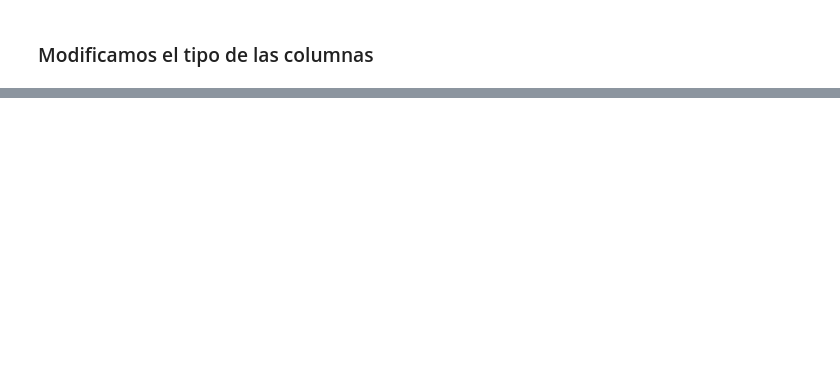
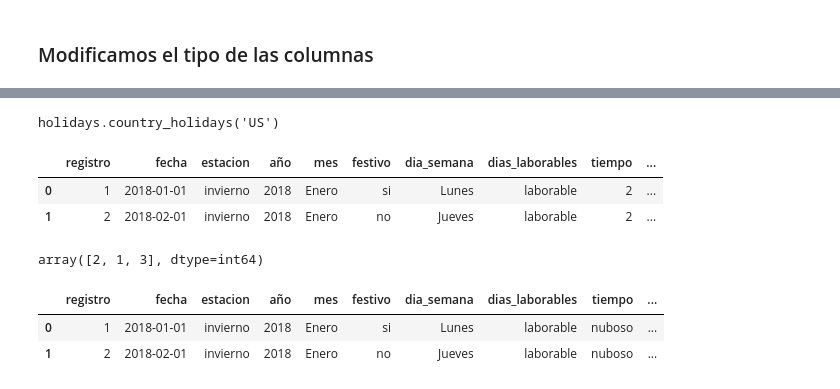
Before and after one commit to MonicaSL110/proyecto-alquiler-bicicletas, a Jupyter notebook: notebooks/exploracion.ipynb, the cells around one changed output, grey strips where cells are left out. Saved outputs shown, nothing was run; the diff lists cells and outputs as text; code cells hidden in the pictures; blank space fills up the shorter version.

```diff
--- a/notebooks/exploracion.ipynb
+++ b/notebooks/exploracion.ipynb
@@ -127,0 +206,2 @@ df.head()
+# %%
+df['dias_laborables'] = df['dia_semana'].apply(categorizar_dia)
@@ -127,0 +217,25 @@ df.head()
+# %%
+wa_holidays = holidays.US()
+# %%
+wa_holidays
+# %% [output]
+holidays.country_holidays('US')
+# %%
+def categoria_festivo(elemento):
+    if elemento in wa_holidays:
+        return 'si'
+
+    else:
+        return 'no'
+# %%
+df['festivo'] = df['fecha'].apply(categoria_festivo)
+# %%
+df.head(2)
+# %% [output]
+|  | registro | fecha | estacion | año | mes | festivo | dia_semana | dias_laborables | tiempo | ... |
+| 0 | 1 | 2018-01-01 | invierno | 2018 | Enero | si | Lunes | laborable | 2 | ... |
+| 1 | 2 | 2018-02-01 | invierno | 2018 | Enero | no | Jueves | laborable | 2 | ... |
+# %%
+df['tiempo'].unique()
+# %% [output]
+array([2, 1, 3], dtype=int64)
@@ -127,0 +246,6 @@ df.head()
+# %%
+df.head(2)
+# %% [output]
+|  | registro | fecha | estacion | año | mes | festivo | dia_semana | dias_laborables | tiempo | ... |
+| 0 | 1 | 2018-01-01 | invierno | 2018 | Enero | si | Lunes | laborable | nuboso | ... |
+| 1 | 2 | 2018-02-01 | invierno | 2018 | Enero | no | Jueves | laborable | nuboso | ... |
```
Also changed, not shown: parts of 19 cells of this notebook.
